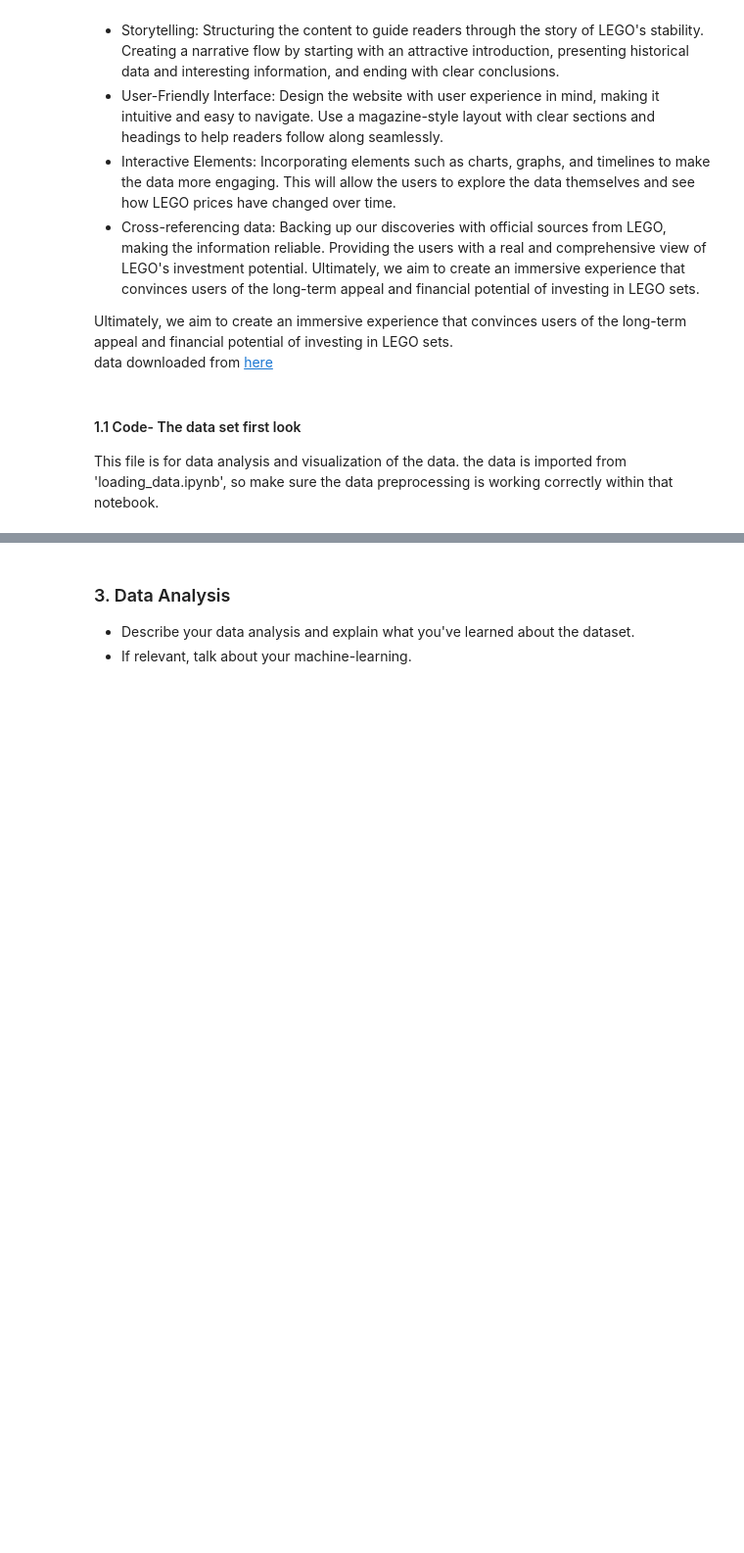
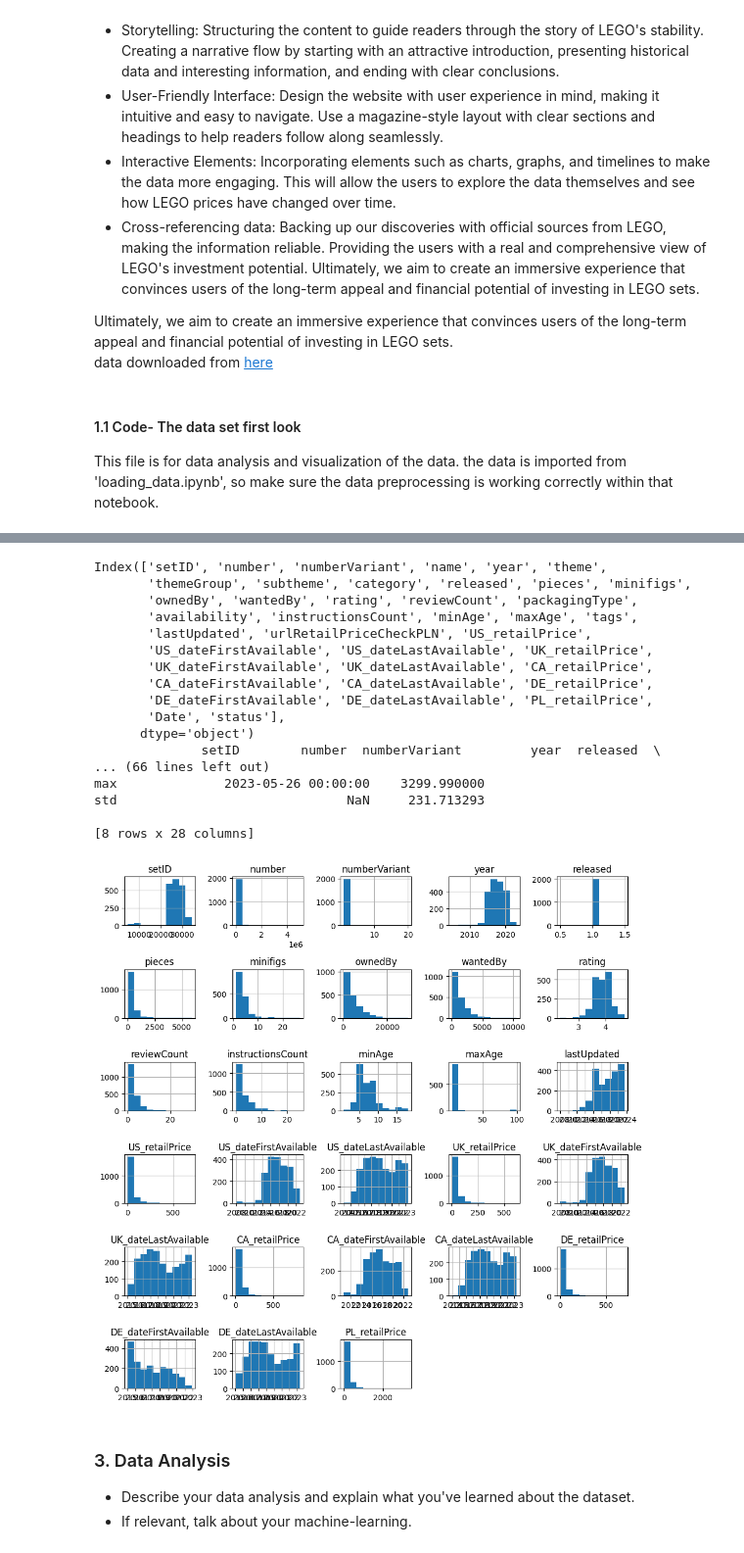
Before and after one commit to MarcusGalea/MarcusGalea.github.io, a Jupyter notebook: Explainer Notebook_final project 2 group.ipynb, the cells around one changed output, grey strips where cells are left out. Shown at 98% size. Drawn from its saved outputs; the diff is of its cells as text; code cells hidden in the pictures; blank space fills up the shorter version.

```diff
--- a/Explainer Notebook_final project 2 group.ipynb
+++ b/Explainer Notebook_final project 2 group.ipynb
@@ -92,3 +97,51 @@ df.columns
+# %%
+import pandas as pd
+import matplotlib.pyplot as plt
+
+# Basic columns of the Data
+print(df.columns)
+
+# Basic statistics
+print(df.describe())
+
+df.hist(figsize=(10, 10))
+plt.tight_layout()
+plt.xticks(rotation=45)  # Rotate x-axis labels
+plt.show()
+
+# Boxplots for each column
+#df.boxplot(figsize=(10, 10))
+#plt.tight_layout()
+#plt.xticks(rotation=90)  # Rotate x-axis labels
+#plt.show()
+
+# Correlation matrix
+#corr = df.corr()
+#plt.figure(figsize=(10, 10))
+#plt.matshow(corr, fignum=1)
+#plt.xticks(range(len(corr.columns)), corr.columns, rotation=90)
+#plt.yticks(range(len(corr.columns)), corr.columns)
+#plt.colorbar()
+#plt.show()
+# %% [output]
+Index(['setID', 'number', 'numberVariant', 'name', 'year', 'theme',
+       'themeGroup', 'subtheme', 'category', 'released', 'pieces', 'minifigs',
+       'ownedBy', 'wantedBy', 'rating', 'reviewCount', 'packagingType',
+       'availability', 'instructionsCount', 'minAge', 'maxAge', 'tags',
+       'lastUpdated', 'urlRetailPriceCheckPLN', 'US_retailPrice',
+       'US_dateFirstAvailable', 'US_dateLastAvailable', 'UK_retailPrice',
+       'UK_dateFirstAvailable', 'UK_dateLastAvailable', 'CA_retailPrice',
+       'CA_dateFirstAvailable', 'CA_dateLastAvailable', 'DE_retailPrice',
+       'DE_dateFirstAvailable', 'DE_dateLastAvailable', 'PL_retailPrice',
+       'Date', 'status'],
+      dtype='object')
+              setID        number  numberVariant         year  released  \
+... (66 lines left out)
+max              2023-05-26 00:00:00    3299.990000
+std                              NaN     231.713293
+
+[8 rows x 28 columns]
+[figure, added]
 # %% [markdown]
 ### 3. Data Analysis <a id='analysis'></a>
 - Describe your data analysis and explain what you've learned about the dataset.
```
Also changed, not shown: parts of 13 cells of this notebook.
